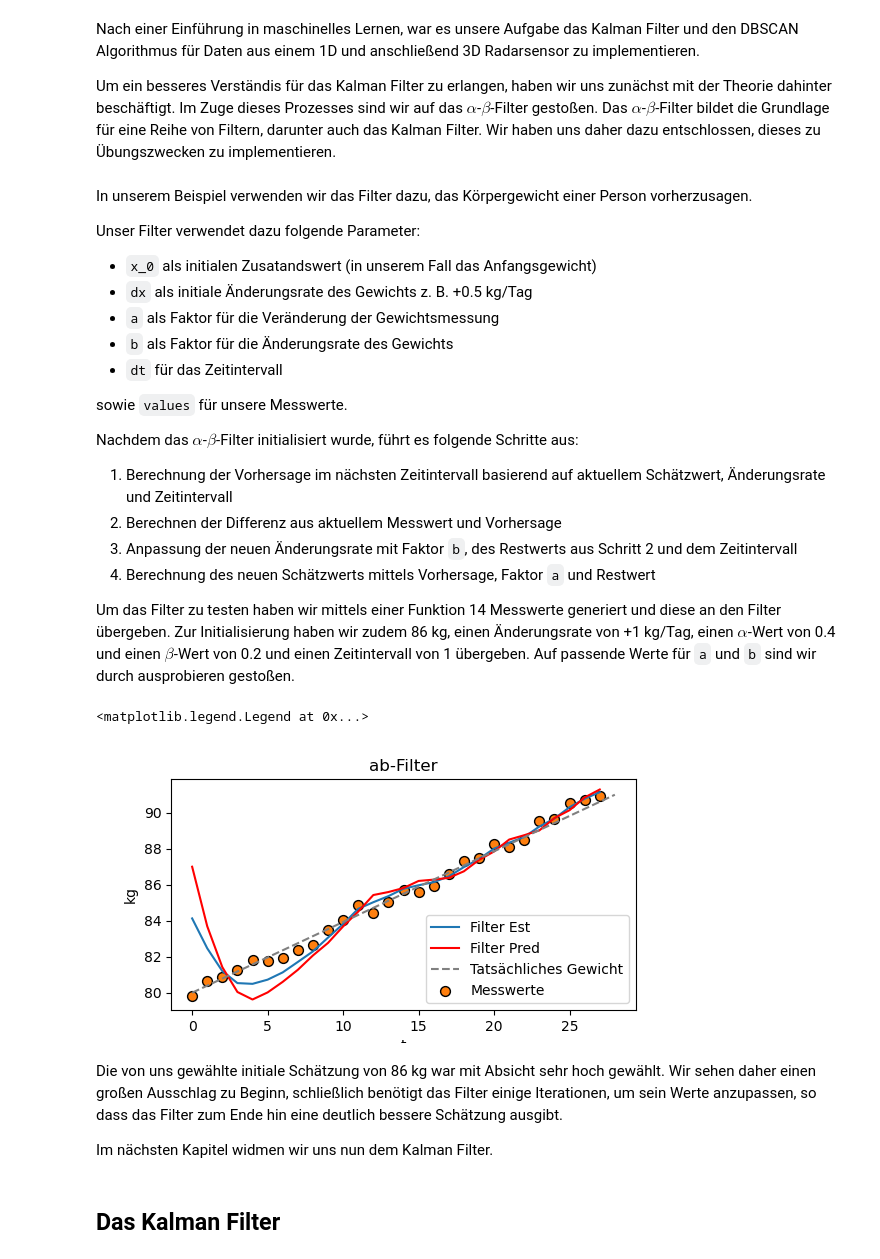
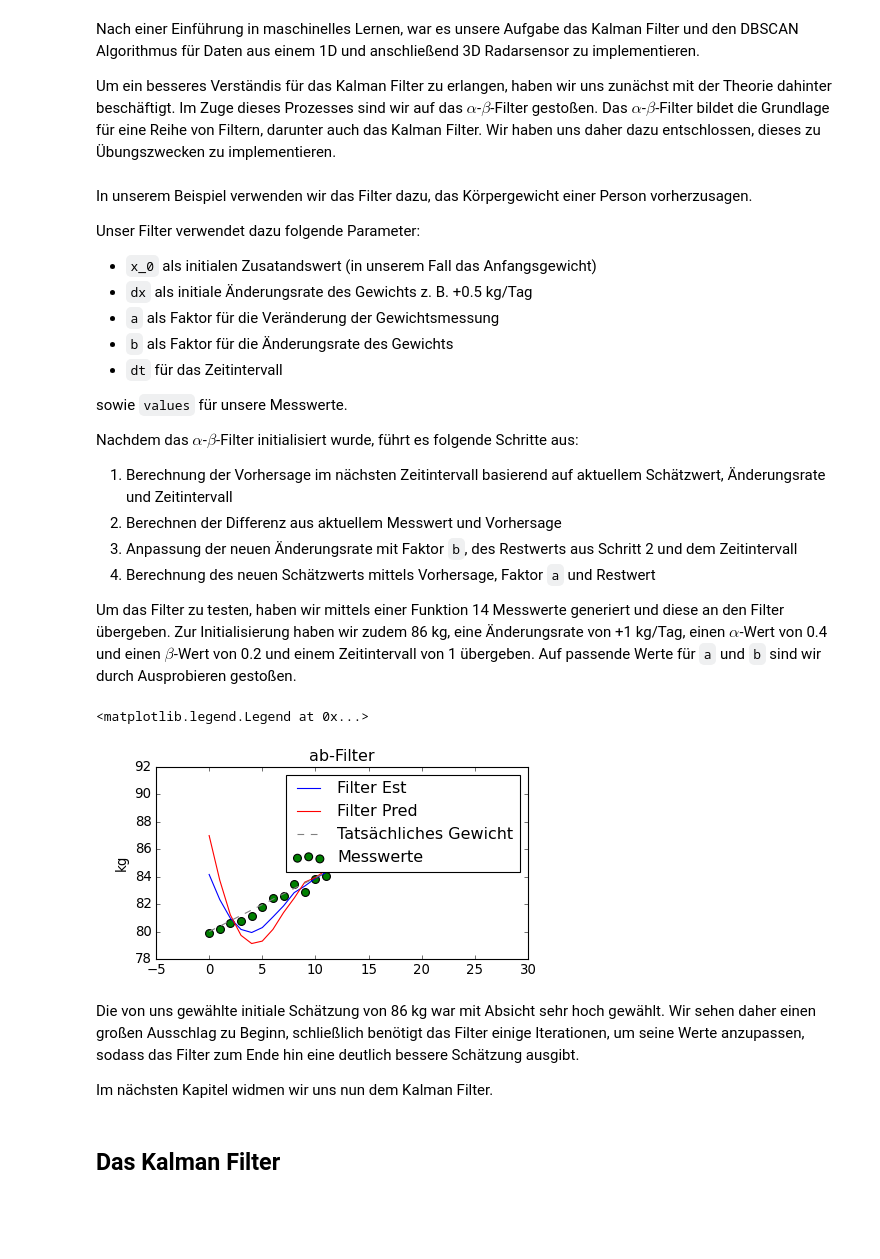
Before and after one commit to goseind/kalman-filter-dbscan, a Jupyter notebook: Abgabe/PML-Bericht.ipynb, the cells around one changed output. Saved outputs shown, nothing was run; the diff lists cells and outputs as text; code cells hidden in the pictures; blank space fills up the shorter version.

```diff
--- a/Abgabe/PML-Bericht.ipynb
+++ b/Abgabe/PML-Bericht.ipynb
@@ -54,6 +56,7 @@ from collections import deque
 from ipywidgets import *
 from collections import deque
 %matplotlib widget
+plt.style.use('classic')
 # %% [markdown]
 ## Einleitung <a name="p1"></a>
 # %% [markdown]
@@ -103,36 +106,36 @@ Nachdem das $\alpha$-$\beta$-Filter initialisiert wurde, führt es folgende Schr
 3. Anpassung der neuen Änderungsrate mit Faktor `b`, des Restwerts aus Schritt 2 und dem Zeitintervall
 4. Berechnung des neuen Schätzwerts mittels Vorhersage, Faktor `a` und Restwert
 
-Um das Filter zu testen haben wir mittels einer Funktion 14 Messwerte generiert und diese an den Filter übergeben. Zur Initialisierung haben wir zudem 86 kg, einen Änderungsrate von +1 kg/Tag, einen $\alpha$-Wert von 0.4 und einen $\beta$-Wert von 0.2 und einen Zeitintervall von 1 übergeben. Auf passende Werte für `a` und `b` sind wir durch ausprobieren gestoßen.
+Um das Filter zu testen, haben wir mittels einer Funktion 14 Messwerte generiert und diese an den Filter übergeben. Zur Initialisierung haben wir zudem 86 kg, eine Änderungsrate von +1 kg/Tag, einen $\alpha$-Wert von 0.4 und einen $\beta$-Wert von 0.2 und einem Zeitintervall von 1 übergeben. Auf passende Werte für `a` und `b` sind wir durch Ausprobieren gestoßen.
 # %%
 # Daten: Körpergewichte über n Tage verteilt gemessen
 count = 28
 def data_generator(x_0, dx, count, noise_factor):
     return [x_0 + dx * i + np.random.randn() * noise_factor for i in range(count)]
 
 gewichte = data_generator(79.9, 0.4, count, 0.3) # kg
 #print(gewichte)
 zeitabstaende = [i for i in range(28)] # n Tage
 print()
 # Initialisierung und Ausführung des ab-Filters
 gewicht_filter = abFilter(x_0=86, dx=1, a=0.4, b=0.2, dt=1.)
 pr = gewicht_filter.step(values=gewichte)
 
 # Ploten der Filter Ergebnisse im Vergleich zu den den echten Werten
-fig, ax = plt.subplots(figsize=(6, 3))
+fig, ax = plt.subplots(figsize=(6, 3), facecolor='w')
 ax.plot(pr[0], label='Filter Est')
 ax.plot(pr[1], label='Filter Pred', color='r')
 ax.scatter(zeitabstaende, gewichte, s=50, facecolor='C1', edgecolor='k', label='Messwerte')
 ax.plot([0,count], [80., 91.], label='Tatsächliches Gewicht', linestyle='--', color='grey')
 ax.set_xlabel('t')
 ax.set_ylabel('kg')
 ax.set_title("ab-Filter")
 ax.legend()
 # %% [output]
 <matplotlib.legend.Legend at 0x...>
-[figure, old version]
+[figure, new version]
 # %% [markdown]
-Die von uns gewählte initiale Schätzung von 86 kg war mit Absicht sehr hoch gewählt. Wir sehen daher einen großen Ausschlag zu Beginn, schließlich benötigt das Filter einige Iterationen, um sein Werte anzupassen, so dass das Filter zum Ende hin eine deutlich bessere Schätzung ausgibt.
+Die von uns gewählte initiale Schätzung von 86 kg war mit Absicht sehr hoch gewählt. Wir sehen daher einen großen Ausschlag zu Beginn, schließlich benötigt das Filter einige Iterationen, um seine Werte anzupassen, sodass das Filter zum Ende hin eine deutlich bessere Schätzung ausgibt.
 
 Im nächsten Kapitel widmen wir uns nun dem Kalman Filter.
 # %% [markdown]
```
Also changed, not shown: parts of 77 cells of this notebook.
